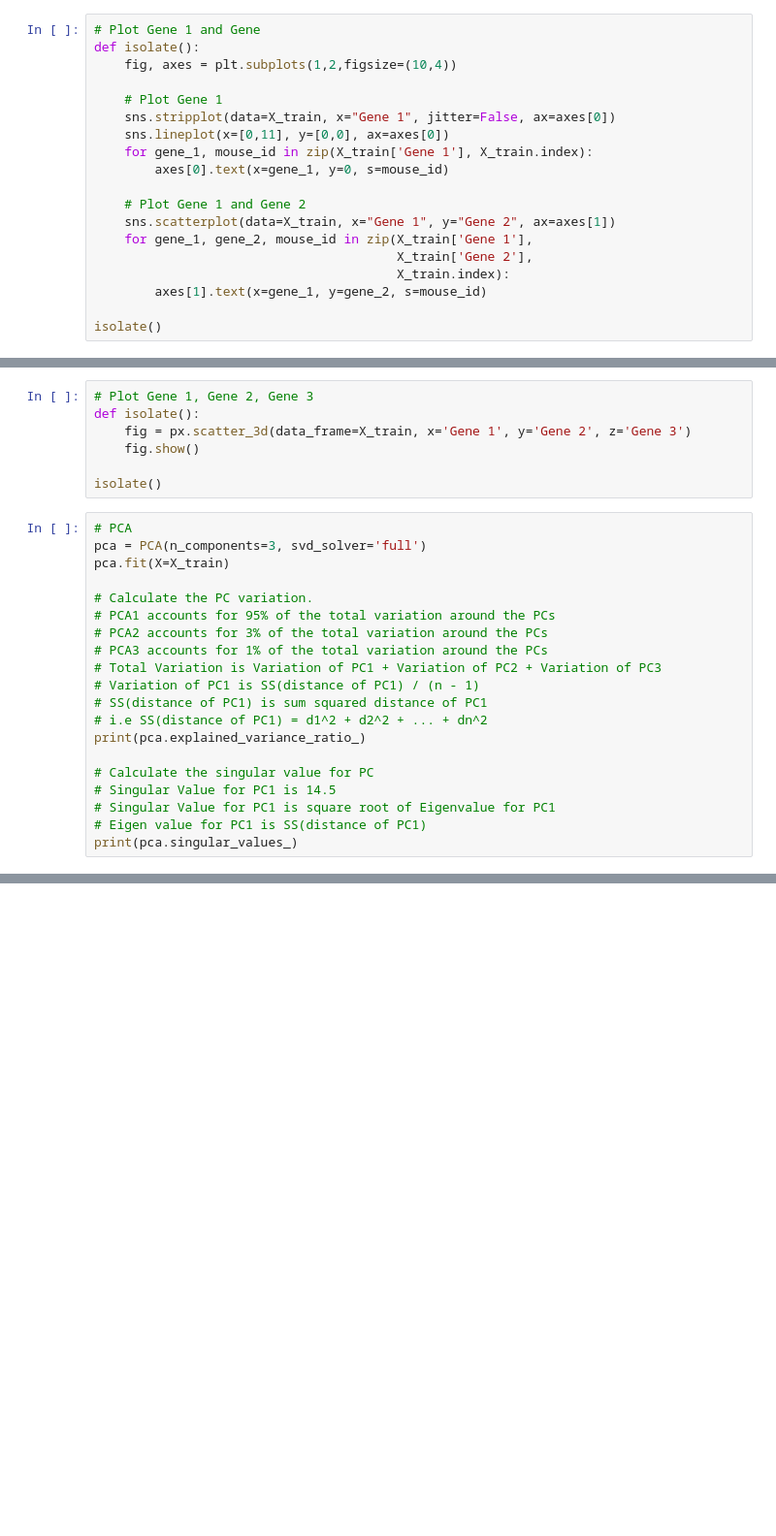
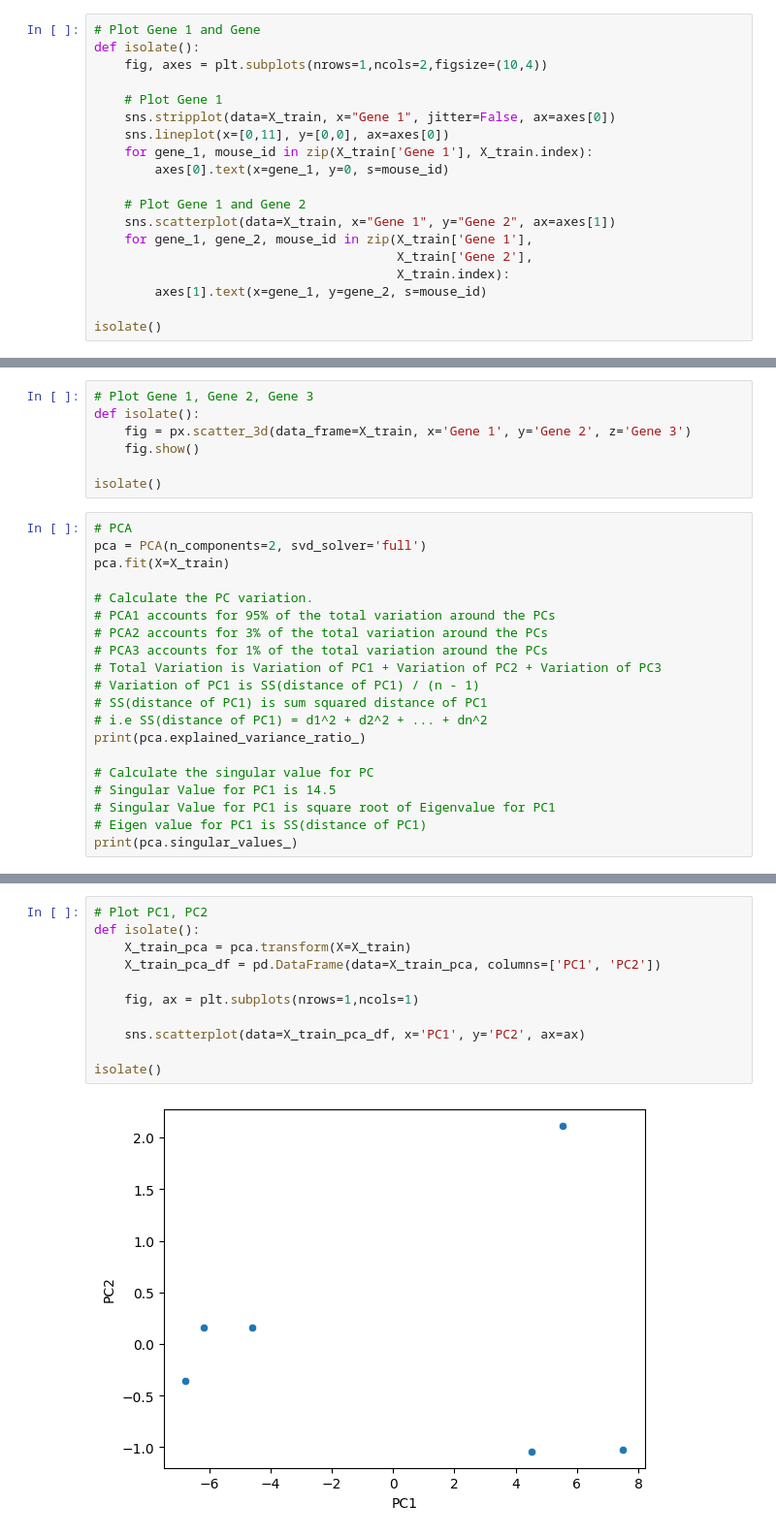
Before and after one commit to jasonrichdarmawan/p1-g4, a Jupyter notebook: playground/pca.ipynb, the cells around one changed output, grey strips where cells are left out. Shown: that part at 97% size. Saved outputs shown, nothing was run; the diff lists cells and outputs as text; blank space fills up the shorter version.

```diff
--- a/playground/pca.ipynb
+++ b/playground/pca.ipynb
@@ -18,7 +18,7 @@ X_train.index += 1
 # %%
 # Plot Gene 1 and Gene
 def isolate():
-    fig, axes = plt.subplots(1,2,figsize=(10,4))
+    fig, axes = plt.subplots(nrows=1,ncols=2,figsize=(10,4))
 
     # Plot Gene 1
     sns.stripplot(data=X_train, x="Gene 1", jitter=False, ax=axes[0])
@@ -61,7 +61,7 @@ def isolate():
 isolate()
 # %%
 # PCA
-pca = PCA(n_components=3, svd_solver='full')
+pca = PCA(n_components=2, svd_solver='full')
 pca.fit(X=X_train)
 
 # Calculate the PC variation.
@@ -84,0 +85,13 @@ print(pca.singular_values_)
+# %%
+# Plot PC1, PC2
+def isolate():
+    X_train_pca = pca.transform(X=X_train)
+    X_train_pca_df = pd.DataFrame(data=X_train_pca, columns=['PC1', 'PC2'])
+
+    fig, ax = plt.subplots(nrows=1,ncols=1)
+
+    sns.scatterplot(data=X_train_pca_df, x='PC1', y='PC2', ax=ax)
+
+isolate()
+# %% [output]
+[figure, added]
```
Also changed, not shown: parts of 3 cells of this notebook, 3 other files.
